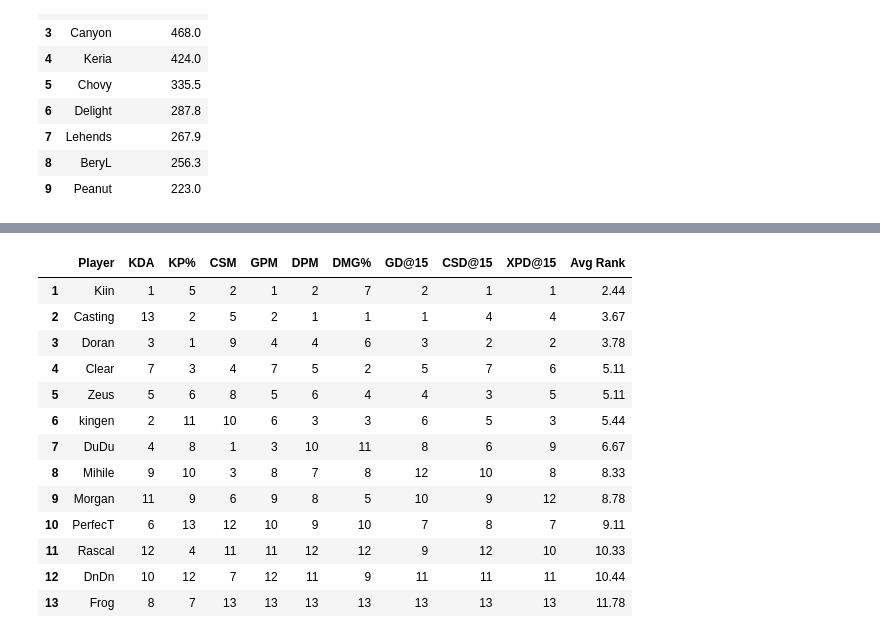
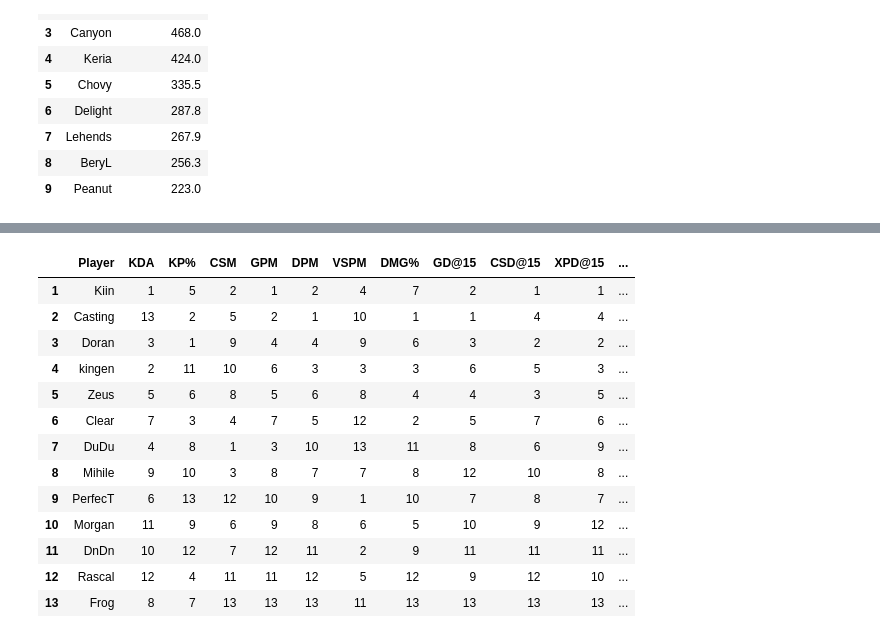
Before and after one commit to NguyenDung0210/LCK_Data_Analysis, a Jupyter notebook: analyze.ipynb, the cells around one changed output, grey strips where cells are left out. Saved outputs shown, nothing was run; the diff lists cells and outputs as text; code cells hidden in the pictures.

```diff
--- a/analyze.ipynb
+++ b/analyze.ipynb
@@ -491,7 +491,7 @@ top_xpd15.style.format({"Avg XPD@15": "{:.1f}"}).set_properties(**{'text-align':
 | 8 | BeryL | 256.3 |
 | 9 | Peanut | 223.0 |
 # %%
-metrics = ["KDA", "KP%", "CSM", "GPM", "DPM", "DMG%", "GD@15", "CSD@15", "XPD@15"]
+metrics = ["KDA", "KP%", "CSM", "GPM", "DPM", "VSPM", "DMG%", "GD@15", "CSD@15", "XPD@15"]
 
 # Chuyển các cột thành float
 for col in metrics:
@@ -527,5 +527,5 @@ rank_df.style.format({"Avg Rank": "{:.2f}"}).set_properties(**{'text-align': 'ce
 # %%
-metrics = ["KDA", "KP%", "CSM", "GPM", "DPM", "DMG%", "GD@15", "CSD@15", "XPD@15"]
+metrics = ["KDA", "KP%", "CSM", "GPM", "DPM", "VSPM", "DMG%", "GD@15", "CSD@15", "XPD@15"]
 
 for col in metrics:
     df[col] = pd.to_numeric(df[col], errors="coerce")
@@ -557,32 +557,32 @@ rank_df.style.format({"Avg Rank": "{:.2f}"}).set_properties(**{'text-align': 'ce
 # %%
-metrics = ["KDA", "KP%", "CSM", "GPM", "DPM", "DMG%", "GD@15", "CSD@15", "XPD@15"]
+metrics = ["KDA", "KP%", "CSM", "GPM", "DPM", "VSPM", "DMG%", "GD@15", "CSD@15", "XPD@15"]
 
 for col in metrics:
     df[col] = pd.to_numeric(df[col], errors="coerce")
 
 df_mid = df[df["Role"] == "TOP"]
 player_avg = df_mid.groupby("Player")[metrics].mean()
 
 rank_df = player_avg.rank(ascending=False, method='min').astype(int)
 rank_df["Avg Rank"] = rank_df.mean(axis=1).round(2)
 rank_df = rank_df.sort_values("Avg Rank")
 
 rank_df.reset_index(inplace=True)
 rank_df.index += 1
 rank_df.style.format({"Avg Rank": "{:.2f}"}).set_properties(**{'text-align': 'center'})
 # %% [output]
-|  | Player | KDA | KP% | CSM | GPM | DPM | DMG% | GD@15 | CSD@15 | XPD@15 | Avg Rank |
-| 1 | Kiin | 1 | 5 | 2 | 1 | 2 | 7 | 2 | 1 | 1 | 2.44 |
-| 2 | Casting | 13 | 2 | 5 | 2 | 1 | 1 | 1 | 4 | 4 | 3.67 |
-| 3 | Doran | 3 | 1 | 9 | 4 | 4 | 6 | 3 | 2 | 2 | 3.78 |
-| 4 | Clear | 7 | 3 | 4 | 7 | 5 | 2 | 5 | 7 | 6 | 5.11 |
-| 5 | Zeus | 5 | 6 | 8 | 5 | 6 | 4 | 4 | 3 | 5 | 5.11 |
-| 6 | kingen | 2 | 11 | 10 | 6 | 3 | 3 | 6 | 5 | 3 | 5.44 |
-| 7 | DuDu | 4 | 8 | 1 | 3 | 10 | 11 | 8 | 6 | 9 | 6.67 |
-| 8 | Mihile | 9 | 10 | 3 | 8 | 7 | 8 | 12 | 10 | 8 | 8.33 |
-| 9 | Morgan | 11 | 9 | 6 | 9 | 8 | 5 | 10 | 9 | 12 | 8.78 |
-| 10 | PerfecT | 6 | 13 | 12 | 10 | 9 | 10 | 7 | 8 | 7 | 9.11 |
-| 11 | Rascal | 12 | 4 | 11 | 11 | 12 | 12 | 9 | 12 | 10 | 10.33 |
-| 12 | DnDn | 10 | 12 | 7 | 12 | 11 | 9 | 11 | 11 | 11 | 10.44 |
-| 13 | Frog | 8 | 7 | 13 | 13 | 13 | 13 | 13 | 13 | 13 | 11.78 |
+|  | Player | KDA | KP% | CSM | GPM | DPM | VSPM | DMG% | GD@15 | CSD@15 | XPD@15 | ... |
+| 1 | Kiin | 1 | 5 | 2 | 1 | 2 | 4 | 7 | 2 | 1 | 1 | ... |
+| 2 | Casting | 13 | 2 | 5 | 2 | 1 | 10 | 1 | 1 | 4 | 4 | ... |
+| 3 | Doran | 3 | 1 | 9 | 4 | 4 | 9 | 6 | 3 | 2 | 2 | ... |
+| 4 | kingen | 2 | 11 | 10 | 6 | 3 | 3 | 3 | 6 | 5 | 3 | ... |
+| 5 | Zeus | 5 | 6 | 8 | 5 | 6 | 8 | 4 | 4 | 3 | 5 | ... |
+| 6 | Clear | 7 | 3 | 4 | 7 | 5 | 12 | 2 | 5 | 7 | 6 | ... |
+| 7 | DuDu | 4 | 8 | 1 | 3 | 10 | 13 | 11 | 8 | 6 | 9 | ... |
+| 8 | Mihile | 9 | 10 | 3 | 8 | 7 | 7 | 8 | 12 | 10 | 8 | ... |
+| 9 | PerfecT | 6 | 13 | 12 | 10 | 9 | 1 | 10 | 7 | 8 | 7 | ... |
+| 10 | Morgan | 11 | 9 | 6 | 9 | 8 | 6 | 5 | 10 | 9 | 12 | ... |
+| 11 | DnDn | 10 | 12 | 7 | 12 | 11 | 2 | 9 | 11 | 11 | 11 | ... |
+| 12 | Rascal | 12 | 4 | 11 | 11 | 12 | 5 | 12 | 9 | 12 | 10 | ... |
+| 13 | Frog | 8 | 7 | 13 | 13 | 13 | 11 | 13 | 13 | 13 | 13 | ... |
 # %%
```
Also changed, not shown: parts of 4 cells of this notebook.
